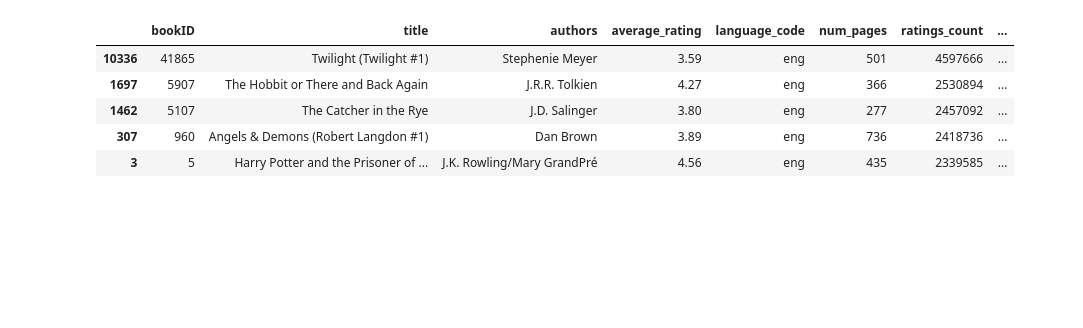
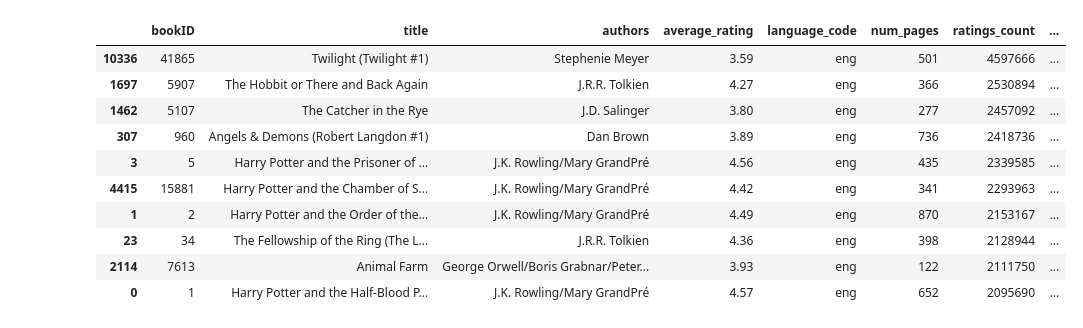
Before and after one commit to ViniciusRaphael/Best_books_from_GoodReads, a Jupyter notebook: Livros.ipynb, the cells around one changed output. Saved outputs shown, nothing was run; the diff lists cells and outputs as text; code cells hidden in the pictures; blank space fills up the shorter version.

```diff
--- a/Livros.ipynb
+++ b/Livros.ipynb
@@ -16,9 +75,11 @@ NameError: ignored
 # %%
-rating_over_10k = df['ratings_count'] >= 10000
-df2 = df.loc[rating_over_10k]
-df2 = df2.sort_values(by='average_rating',ascending=False)
-df2.drop(columns=['isbn','isbn13'], inplace=True)
-df2.head(10)
+# Books with more than 1000 votes
+# I'm considering this number to make sure the outliers are removed (books few votes but high rating)
+rating_over_10k = df['ratings_count'] >= 1000
+df_2 = df.loc[rating_over_10k]
+df_2 = df_2.sort_values(by='average_rating',ascending=False)
+df_2.drop(columns=['isbn','isbn13'], inplace=True)
+df_2.head(10)
 # %% [output]
 |  | bookID | title | authors | average_rating | language_code | num_pages | ratings_count | ... |
 | 6587 | 24812 | The Complete Calvin and Hobbes | Bill Watterson | 4.82 | eng | 1456 | 32213 | ... |
@@ -49,13 +114,18 @@ df2.iloc[0:5]
 # %%
-# Most voted books
-most_reviewed = df2.sort_values(by='ratings_count',ascending=False).iloc[0:5]
+# Top 10 Most voted books
+most_reviewed = df_2.sort_values(by='ratings_count',ascending=False).iloc[0:10]
 most_reviewed
 # %% [output]
 |  | bookID | title | authors | average_rating | language_code | num_pages | ratings_count | ... |
 | 10336 | 41865 | Twilight (Twilight #1) | Stephenie Meyer | 3.59 | eng | 501 | 4597666 | ... |
 | 1697 | 5907 | The Hobbit or There and Back Again | J.R.R. Tolkien | 4.27 | eng | 366 | 2530894 | ... |
 | 1462 | 5107 | The Catcher in the Rye | J.D. Salinger | 3.80 | eng | 277 | 2457092 | ... |
 | 307 | 960 | Angels & Demons (Robert Langdon #1) | Dan Brown | 3.89 | eng | 736 | 2418736 | ... |
 | 3 | 5 | Harry Potter and the Prisoner of ... | J.K. Rowling/Mary GrandPré | 4.56 | eng | 435 | 2339585 | ... |
+| 4415 | 15881 | Harry Potter and the Chamber of S... | J.K. Rowling/Mary GrandPré | 4.42 | eng | 341 | 2293963 | ... |
+| 1 | 2 | Harry Potter and the Order of the... | J.K. Rowling/Mary GrandPré | 4.49 | eng | 870 | 2153167 | ... |
+| 23 | 34 | The Fellowship of the Ring (The L... | J.R.R. Tolkien | 4.36 | eng | 398 | 2128944 | ... |
+| 2114 | 7613 | Animal Farm | George Orwell/Boris Grabnar/Peter... | 3.93 | eng | 122 | 2111750 | ... |
+| 0 | 1 | Harry Potter and the Half-Blood P... | J.K. Rowling/Mary GrandPré | 4.57 | eng | 652 | 2095690 | ... |
 # %%
 # Books by language
```
Also changed, not shown: parts of 15 cells of this notebook, 1 other file.
